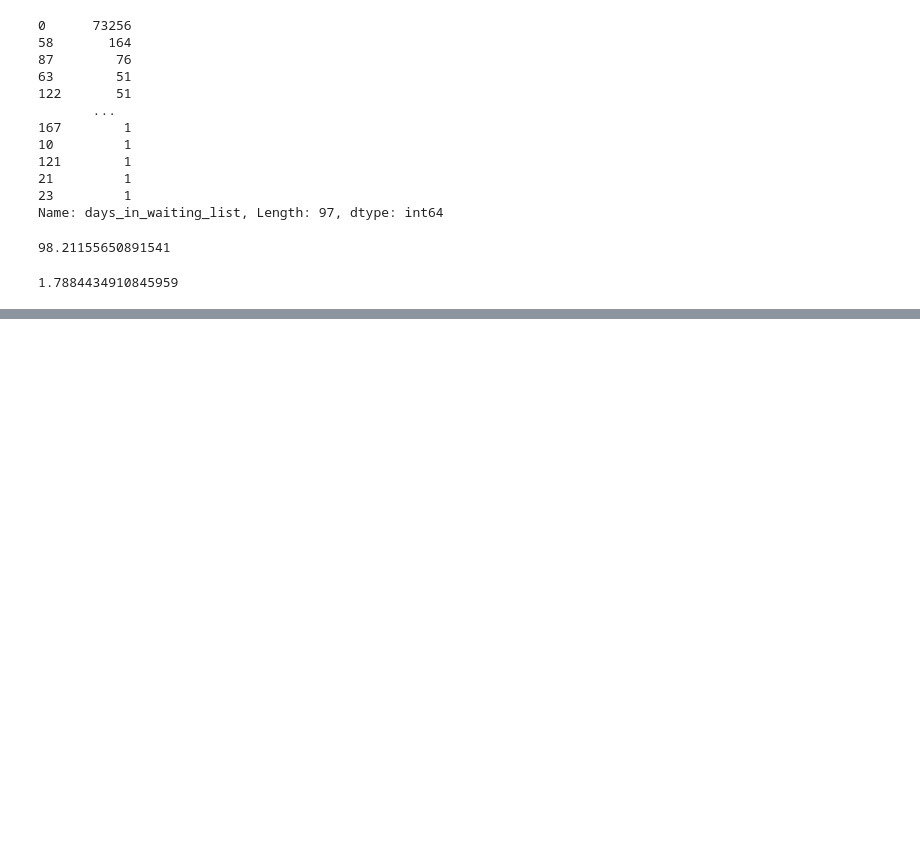
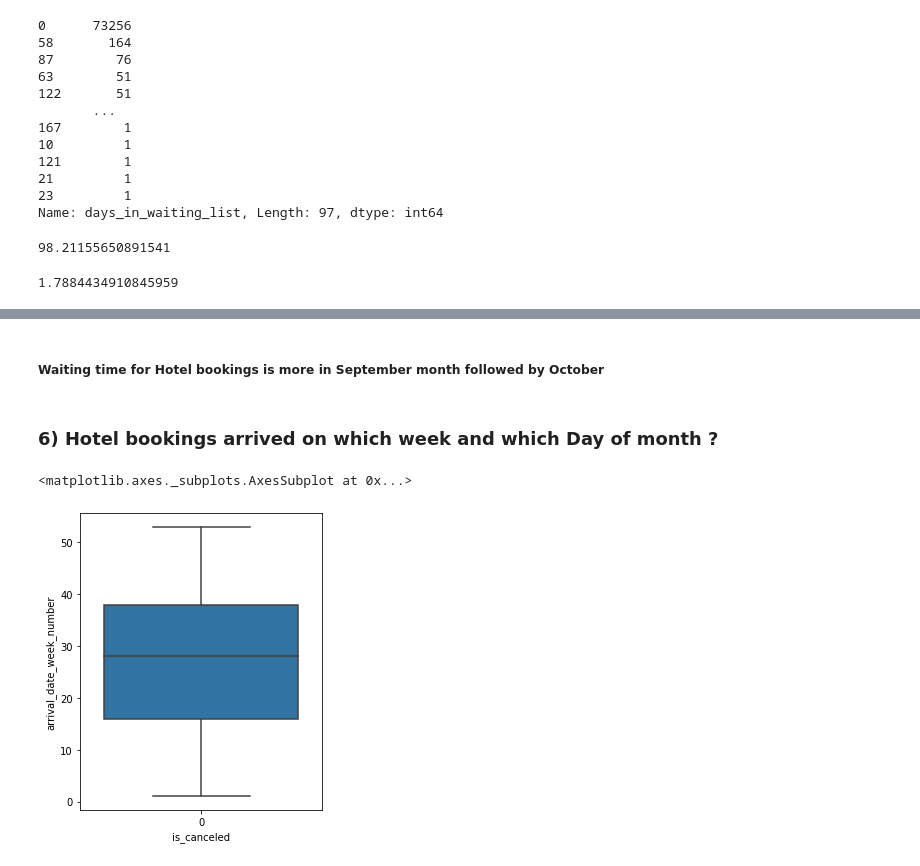
Before and after one commit to shinkarkunal/EDA_Hotel_booking, a Jupyter notebook: Hotel_Booking_Analysis_Capstone_Project_KUNAL_SHINKAR_ipynb.ipynb, the cells around one changed output, grey strips where cells are left out. Cells and saved outputs as stored; diff of their text form; code cells hidden in the pictures; blank space fills up the shorter version.

```diff
--- a/Hotel_Booking_Analysis_Capstone_Project_KUNAL_SHINKAR_ipynb.ipynb
+++ b/Hotel_Booking_Analysis_Capstone_Project_KUNAL_SHINKAR_ipynb.ipynb
@@ -509,0 +547,12 @@ percentage_of_waiting_bookings
+# %% [markdown]
+##### Waiting time for Hotel bookings is more in September month followed by October
+# %% [markdown]
+### 6) Hotel bookings arrived on which week and which Day of month ?
+# %%
+# Plot Box plot for finding out percentage of bookings arrival_date_week_number
+plt.figure(figsize=(20,12))
+plt.subplot(2,4,1)
+sns.boxplot ( x ='is_canceled' , y = 'arrival_date_week_number' , data = not_cancel_bookings)
+# %% [output]
+<matplotlib.axes._subplots.AxesSubplot at 0x...>
+[figure, added]
```
Also changed, not shown: parts of 14 cells of this notebook.
